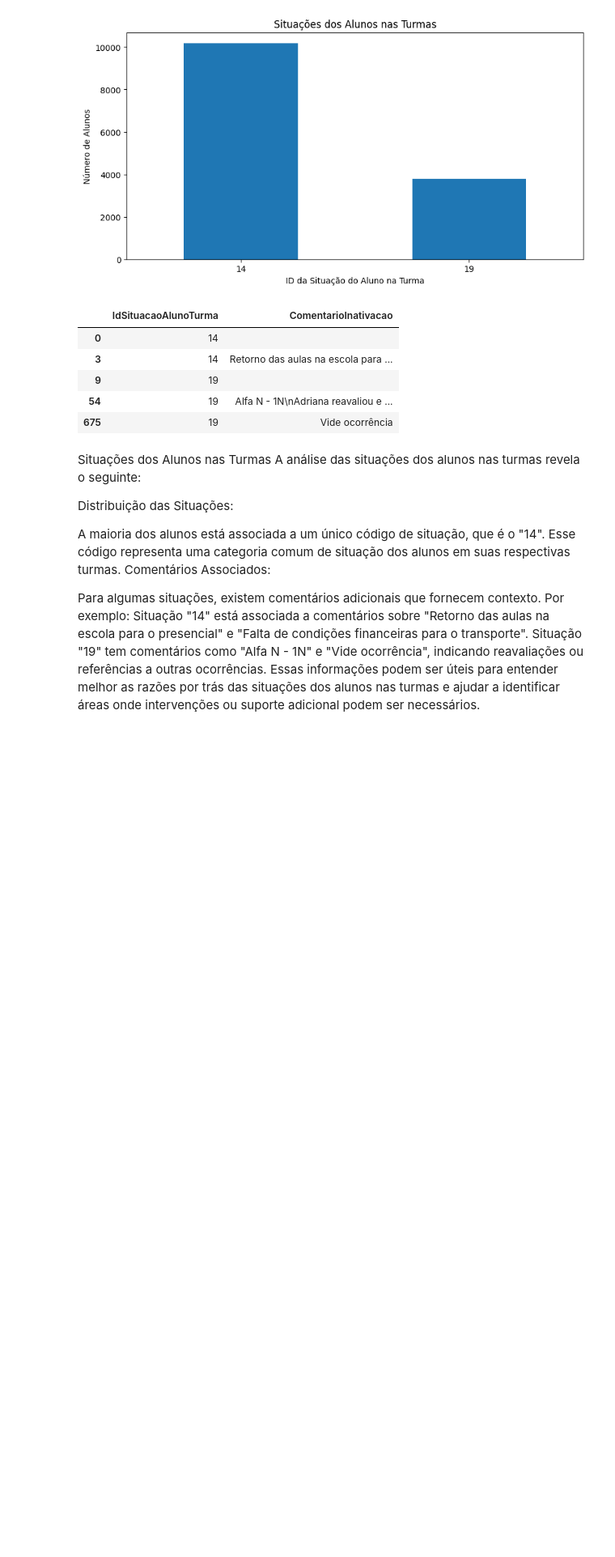
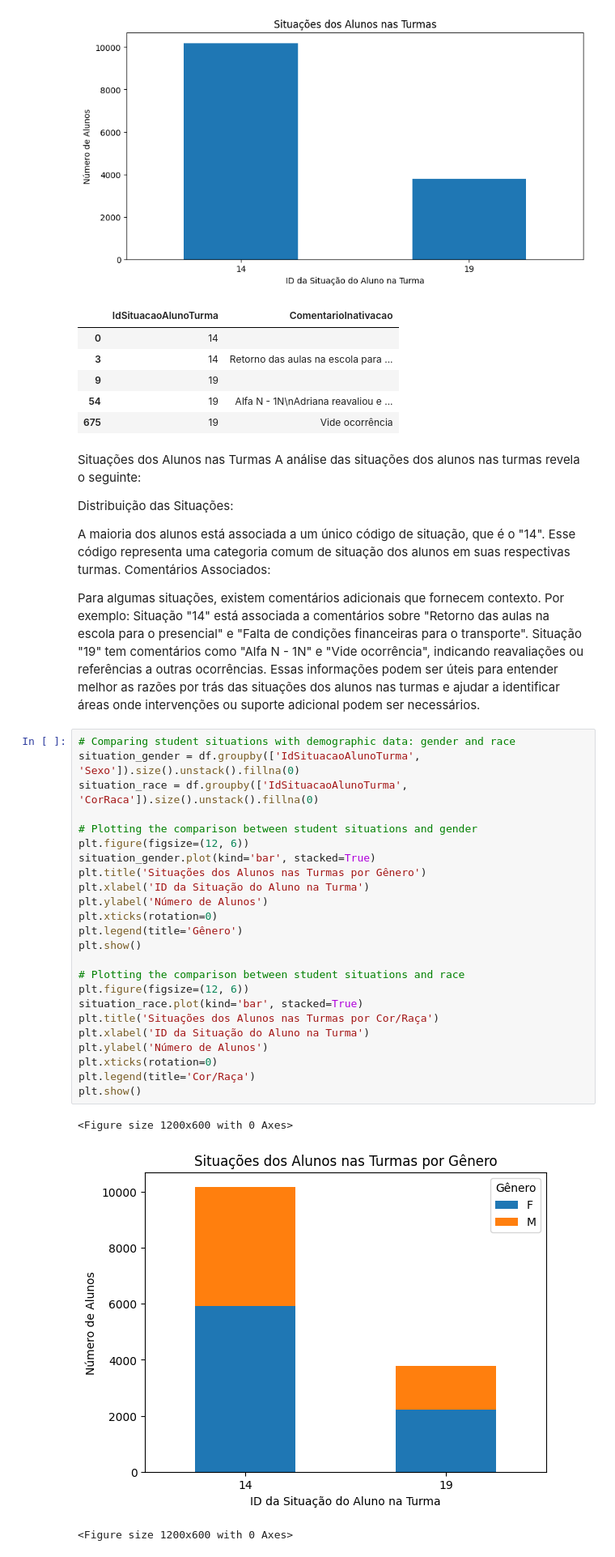
Before and after one commit to Pridefrancas/DATATHON-2DTAT, a Jupyter notebook: Analise_PRI.ipynb, the cells around one changed output. Shown at 81% size. Saved outputs shown, nothing was run; the diff lists cells and outputs as text; blank space fills up the shorter version.

```diff
--- a/Analise_PRI.ipynb
+++ b/Analise_PRI.ipynb
@@ -473,3 +473,31 @@ Para algumas situações, existem comentários adicionais que fornecem contexto.
 Situação "14" está associada a comentários sobre "Retorno das aulas na escola para o presencial" e "Falta de condições financeiras para o transporte".
 Situação "19" tem comentários como "Alfa N - 1N" e "Vide ocorrência", indicando reavaliações ou referências a outras ocorrências.
 Essas informações podem ser úteis para entender melhor as razões por trás das situações dos alunos nas turmas e ajudar a identificar áreas onde intervenções ou suporte adicional podem ser necessários.
+# %%
+# Comparing student situations with demographic data: gender and race
+situation_gender = df.groupby(['IdSituacaoAlunoTurma', 'Sexo']).size().unstack().fillna(0)
+situation_race = df.groupby(['IdSituacaoAlunoTurma', 'CorRaca']).size().unstack().fillna(0)
+
+# Plotting the comparison between student situations and gender
+plt.figure(figsize=(12, 6))
+situation_gender.plot(kind='bar', stacked=True)
+plt.title('Situações dos Alunos nas Turmas por Gênero')
+plt.xlabel('ID da Situação do Aluno na Turma')
+plt.ylabel('Número de Alunos')
+plt.xticks(rotation=0)
+plt.legend(title='Gênero')
+plt.show()
+
+# Plotting the comparison between student situations and race
+plt.figure(figsize=(12, 6))
+situation_race.plot(kind='bar', stacked=True)
+plt.title('Situações dos Alunos nas Turmas por Cor/Raça')
+plt.xlabel('ID da Situação do Aluno na Turma')
+plt.ylabel('Número de Alunos')
+plt.xticks(rotation=0)
+plt.legend(title='Cor/Raça')
+plt.show()
+# %% [output]
+<Figure size 1200x600 with 0 Axes>
+[figure, added]
+<Figure size 1200x600 with 0 Axes>
```
Also changed, not shown: parts of 2 cells of this notebook.
